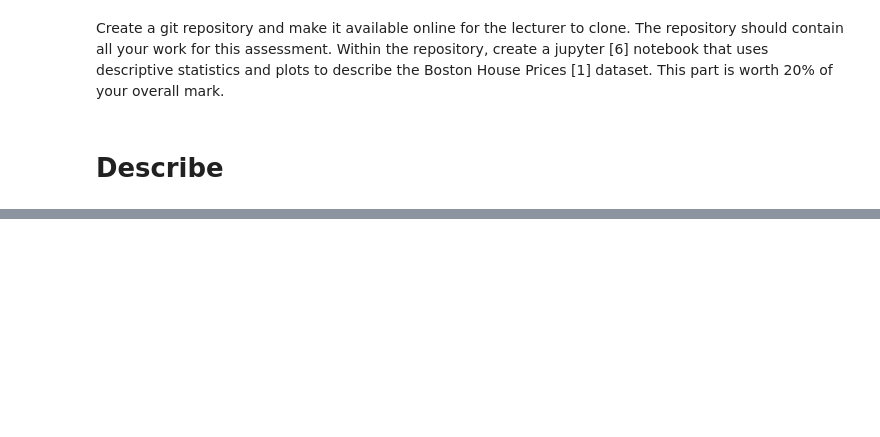
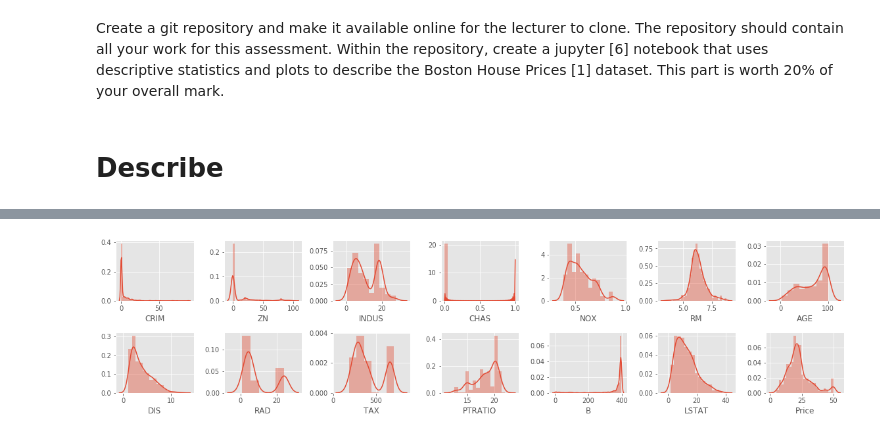
Before and after one commit to fionanealon/Boston-Housing-dataset, a Jupyter notebook: Boston Housing dataset.ipynb, the cells around one changed output, grey strips where cells are left out. Cells and saved outputs as stored; diff of their text form; code cells hidden in the pictures; blank space fills up the shorter version.

```diff
--- a/Boston Housing dataset.ipynb
+++ b/Boston Housing dataset.ipynb
@@ -10,3 +14,8 @@ from sklearn.datasets import load_boston
+# %%
+# Set global parameter for using ggplot plotting style
+plt.style.use('ggplot')
+# Set the size of plots
+plt.rcParams['figure.figsize'] = 14, 10
 # %% [markdown]
 # Introduction
 # %% [markdown]
@@ -47,0 +90,3 @@ your overall mark.
+# %%
+data = boston.data
+type(data)
@@ -47,0 +95,3 @@ your overall mark.
+# %%
+data = pd.DataFrame(data = data, columns= boston.feature_names)
+data.head()
@@ -47,0 +105,3 @@ your overall mark.
+# %%
+data['Price'] = boston.target
+data.head()
@@ -47,0 +115,17 @@ your overall mark.
+# %%
+rows = 2
+cols = 7
+
+fig, ax  = plt.subplots(nrows= rows, ncols= cols, figsize = (16,4))
+
+col = data.columns
+index = 0
+
+for i in range(rows):
+    for j in range(cols):
+        sns.distplot(data[col[index]], ax = ax[i][j])
+        index = index + 1
+
+plt.tight_layout()
+# %% [output]
+[figure, added]
```
Also changed, not shown: parts of 10 cells of this notebook.
